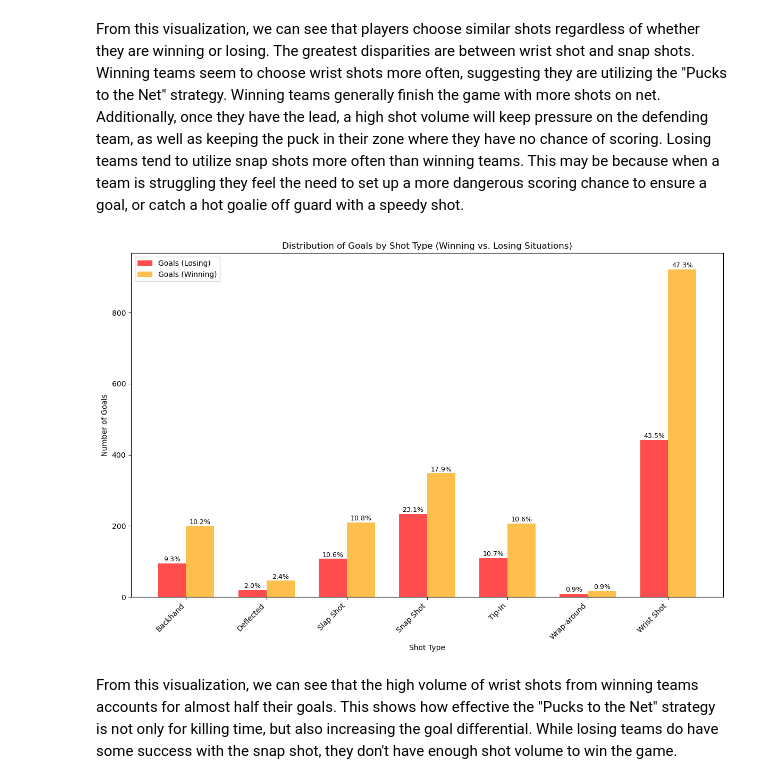
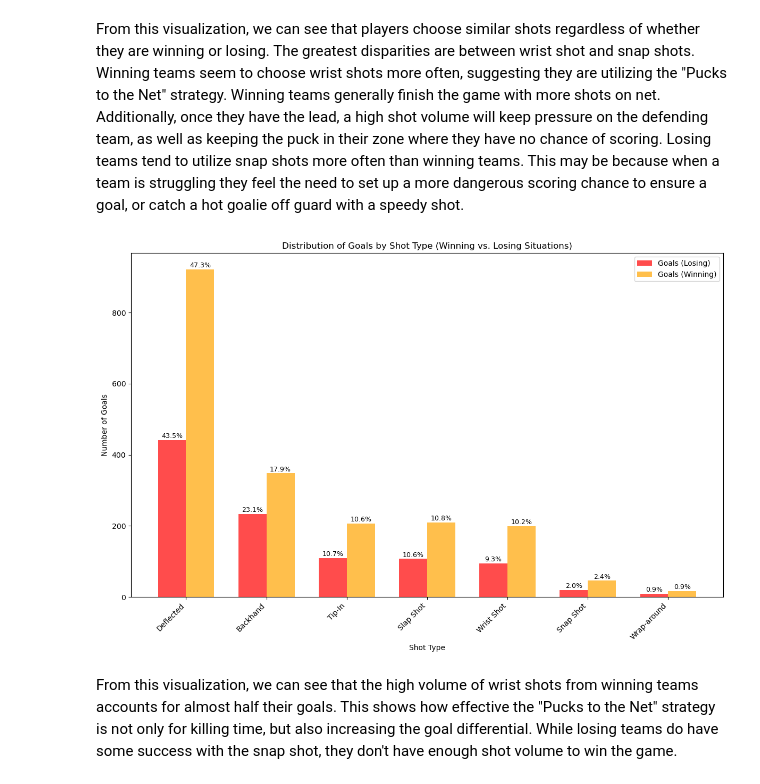
Before and after one commit to mattzirp/pucks_to_the_net, a Jupyter notebook: notebooks/game-situations.ipynb, the cells around one changed output. Saved outputs shown, nothing was run; the diff lists cells and outputs as text; code cells hidden in the pictures.

```diff
--- a/notebooks/game-situations.ipynb
+++ b/notebooks/game-situations.ipynb
@@ -158,13 +158,26 @@ total_winning_goals = sum(winning_goal_counts)
 # %% [markdown]
 First we will look strictly at shots that were saved for both winning teams and losing teams using a double bar graph and annotating the percentage for each shot type. We will look at the counts for every shot in the game_plays dataframe.
 # %%
+import numpy as np
+import matplotlib.pyplot as plt
+
+# Sort shot types and counts in descending order
+sorted_indices = np.argsort(losing_shot_counts)[::-1]
+shot_types = [shot_types[i] for i in sorted_indices]
+losing_shot_counts = [losing_shot_counts[i] for i in sorted_indices]
+winning_shot_counts = [winning_shot_counts[i] for i in sorted_indices]
+
+# Recalculate total shots after sorting
+total_losing_shots = sum(losing_shot_counts)
+total_winning_shots = sum(winning_shot_counts)
+
+# Calculate percentages
+losing_shot_percentages = [(count / total_losing_shots) * 100 if total_losing_shots > 0 else 0 for count in losing_shot_counts]
+winning_shot_percentages = [(count / total_winning_shots) * 100 if total_winning_shots > 0 else 0 for count in winning_shot_counts]
+
 # Create bar positions
 x = np.arange(len(shot_types))
-bar_width = 0.35  # Width of each bar
-
-# Calculate percentages
-losing_shot_percentages = [(count / total_losing_shots) * 100 for count in losing_shot_counts]
-winning_shot_percentages = [(count / total_winning_shots) * 100 for count in winning_shot_counts]
+bar_width = 0.35
 
 # Set size of plot
 plt.figure(figsize=(12, 8))
@@ -197,42 +210,53 @@ plt.show()
 # %% [markdown]
 From this visualization, we can see that players choose similar shots regardless of whether they are winning or losing. The greatest disparities are between wrist shot and snap shots. Winning teams seem to choose wrist shots more often, suggesting they are utilizing the "Pucks to the Net" strategy. Winning teams generally finish the game with more shots on net. Additionally, once they have the lead, a high shot volume will keep pressure on the defending team, as well as keeping the puck in their zone where they have no chance of scoring. Losing teams tend to utilize snap shots more often than winning teams. This may be because when a team is struggling they feel the need to set up a more dangerous scoring chance to ensure a goal, or catch a hot goalie off guard with a speedy shot.
 # %%
+
+# Sort shot types and counts in descending order
+sorted_indices = np.argsort(losing_goal_counts)[::-1]
+shot_types = [shot_types[i] for i in sorted_indices]
+losing_goal_counts = [losing_goal_counts[i] for i in sorted_indices]
+winning_goal_counts = [winning_goal_counts[i] for i in sorted_indices]
+
+# Recalculate total goals after sorting
+total_losing_goals = sum(losing_goal_counts)
+total_winning_goals = sum(winning_goal_counts)
+
+# Calculate percentages
+losing_goal_percentages = [(count / total_losing_goals) * 100 if total_losing_goals > 0 else 0 for count in losing_goal_counts]
+winning_goal_percentages = [(count / total_winning_goals) * 100 if total_winning_goals > 0 else 0 for count in winning_goal_counts]
+
 # Create bar positions
 x = np.arange(len(shot_types))
 bar_width = 0.35
-
-# Calculate percentages
-losing_goal_percentages = [(count / total_losing_goals) * 100 for count in losing_goal_counts]
-winning_goal_percentages = [(count / total_winning_goals) * 100 for count in winning_goal_counts]
 
 # Set size of plot
 plt.figure(figsize=(12, 8))
 
 # Plot bars for losing and winning goals
 losing_goal_bars = plt.bar(x - bar_width/2, losing_goal_counts, bar_width, color='red', label='Goals (Losing)', alpha=0.7)
 winning_goal_bars = plt.bar(x + bar_width/2, winning_goal_counts, bar_width, color='orange', label='Goals (Winning)', alpha=0.7)
 
 # Add percentage annotations
 for i in range(len(shot_types)):
     # Annotations for losing goals
     if losing_goal_counts[i] > 0:
         plt.text(x[i] - bar_width/2, losing_goal_counts[i] + 1, f"{losing_goal_percentages[i]:.1f}%",
                  ha='center', va='bottom', fontsize=9, color='black')
     # Annotations for winning goals
     if winning_goal_counts[i] > 0:
         plt.text(x[i] + bar_width/2, winning_goal_counts[i] + 1, f"{winning_goal_percentages[i]:.1f}%",
                  ha='center', va='bottom', fontsize=9, color='black')
 
 # Add labels and title
 plt.xlabel('Shot Type')
 plt.ylabel('Number of Goals')
 plt.title('Distribution of Goals by Shot Type (Winning vs. Losing Situations)')
 plt.xticks(x, shot_types, rotation=45, ha='right')
 plt.legend()
 plt.tight_layout()
 plt.show()
 # %% [output]
-[figure, old version]
+[figure, new version]
 # %% [markdown]
 From this visualization, we can see that the high volume of wrist shots from winning teams accounts for almost half their goals. This shows how effective the "Pucks to the Net" strategy is not only for killing time, but also increasing the goal differential. While losing teams do have some success with the snap shot, they don't have enough shot volume to win the game.
 # %%
```
Also changed, not shown: parts of 4 cells of this notebook.
